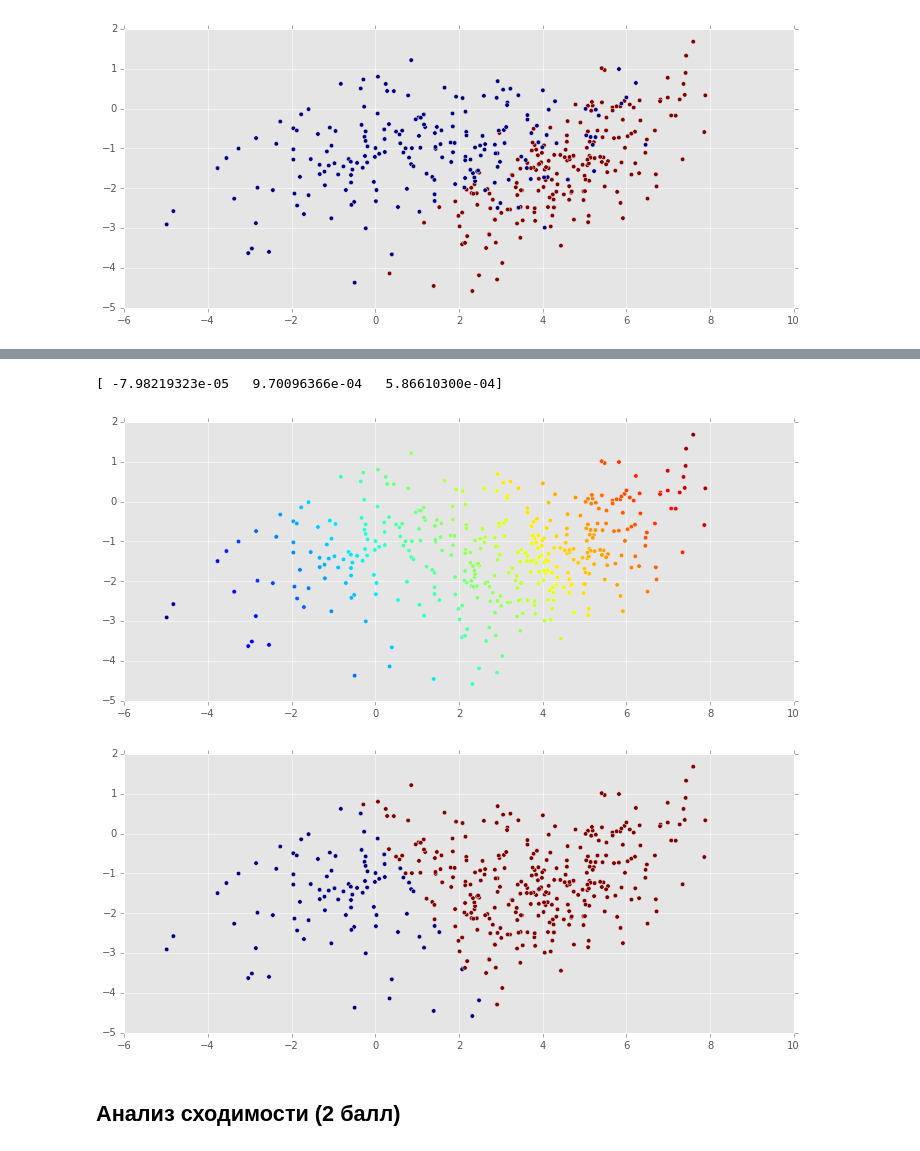
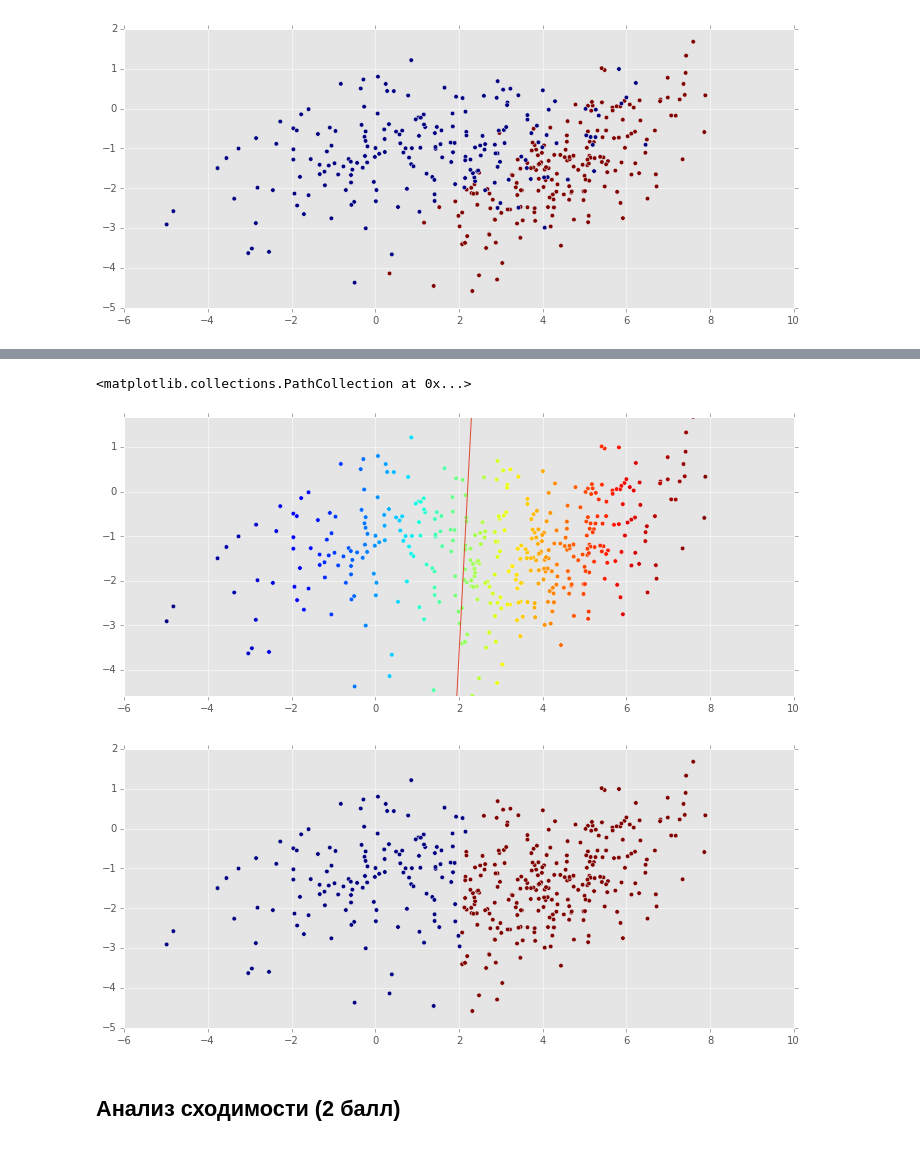
Before and after one commit to aitap/sphere-dm1-homework, a Jupyter notebook: hw4-lin-model/krylov.ipynb, the cells around one changed output, grey strips where cells are left out. Cells and saved outputs as stored; diff of their text form; code cells hidden in the pictures.

Commit message:
hw4: save L for later use; try ones as starting weights (nvm all the local minima); plot the decision line for synthetic data

```diff
--- a/hw4-lin-model/krylov.ipynb
+++ b/hw4-lin-model/krylov.ipynb
@@ -94,6 +94,7 @@ class MySGDClassifier(BaseEstimator, ClassifierMixin):
         self.C = C
         self.alpha = alpha
         self.max_epoch = max_epoch
+        self.L = np.empty(max_epoch)
 
     def _L_grad(self,X,y):
         grad = np.empty(X.shape[1]+1)
@@ -123,8 +124,10 @@ class MySGDClassifier(BaseEstimator, ClassifierMixin):
         '''
         Обучение модели
         '''
-        self.weights = np.random.rand(X.shape[1]+1) # OMFG
+        #self.weights = np.random.rand(X.shape[1]+1)
+        self.weights = np.ones(X.shape[1]+1)
         print "loss", 0, self._L(X,y)
+        print "weights", self.weights
         return self.partial_fit(X, y)
 
     def partial_fit(self, X, y=None):
@@ -136,7 +139,9 @@ class MySGDClassifier(BaseEstimator, ClassifierMixin):
             np.random.shuffle(indices)
             for i in indices:
                 self.weights -= self.alpha/(epoch+1) * self._L_grad(X,y)
-            print "loss", epoch+1, self._L(X,y)
+            self.L[epoch] = self._L(X,y)
+            print "loss", epoch+1, self.L[epoch]
+            print "weights", self.weights
         return self
 
     def predict(self, X):
@@ -173,6 +178,6 @@ plt.scatter(X[:,0], X[:,1], c=y)
 [figure]
 # %%
 np.random.seed(42)
-model = MySGDClassifier()
+model = MySGDClassifier(alpha=.05,C=15,max_epoch=20)
 model.fit(X, y)
 # %% [output]
@@ -185,12 +202,16 @@ loss 5 0.696690888298
 # %%
+plt.figure()
+plt.ylim(X[:,1].min(),X[:,1].max())
+Xline = np.linspace(X[:,0].min(),X[:,0].max())
+plt.plot(Xline,-(model.weights[0]+model.weights[1]*Xline)/model.weights[2])
 plt.scatter(X[:,0],X[:,1],c=model.predict_proba(X))
+
 plt.figure()
 plt.scatter(X[:,0],X[:,1],c=model.predict(X))
-print model.weights
 # %% [output]
-[ -7.98219323e-05   9.70096366e-04   5.86610300e-04]
+<matplotlib.collections.PathCollection at 0x...>
-[figure, old version]
+[figure, new version]
-[figure, old version]
+[figure, new version]
 # %% [markdown]
 ## Анализ сходимости (2 балл)
 # %% [markdown]
```
Also changed, not shown: parts of 4 cells of this notebook.
